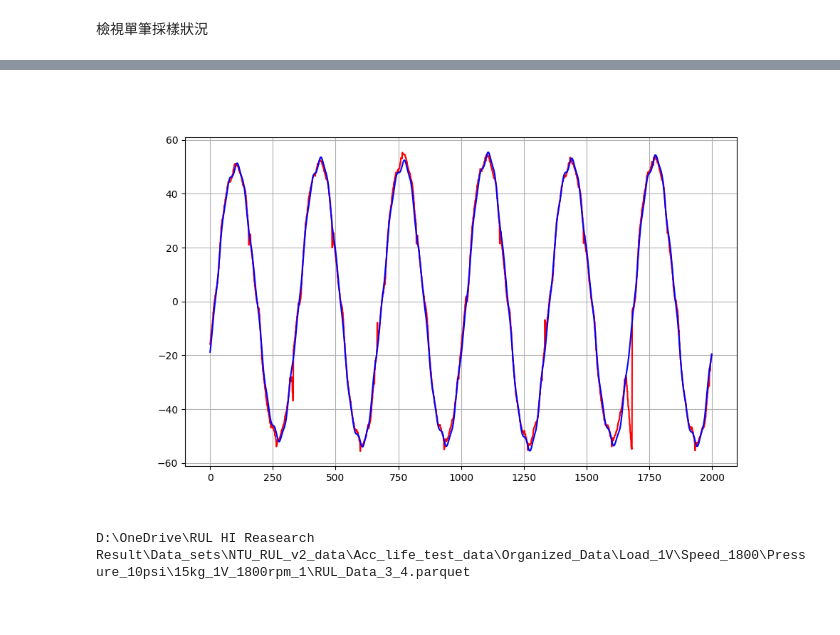
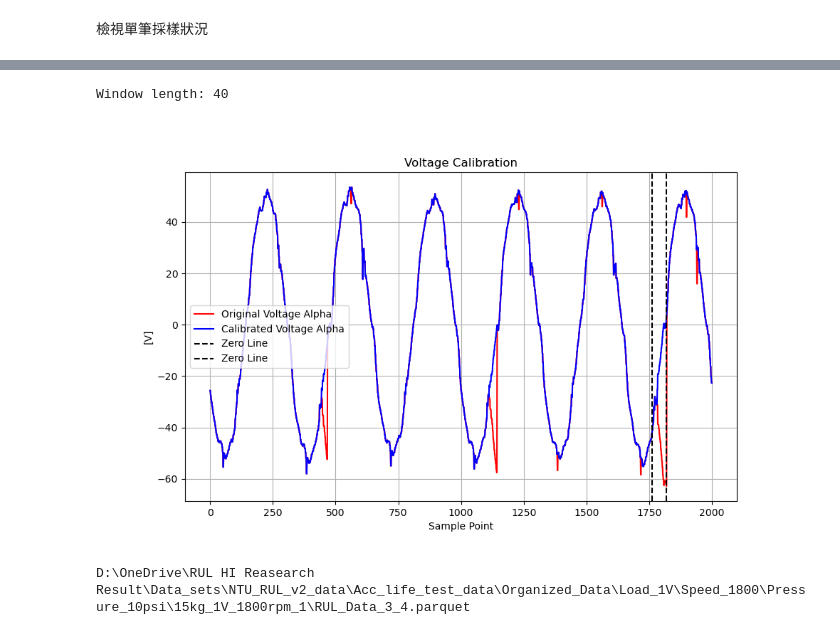
Before and after one commit to ChenPeiYi0620/NTU-RUL-data-analysis, a Jupyter notebook: Vsensing_calibration.ipynb, the cells around one changed output, grey strips where cells are left out. Saved outputs shown, nothing was run; the diff lists cells and outputs as text; code cells hidden in the pictures.

Commit message:
0804 update 1. Vs reconstruction refine 2. check first CCAE data set has sampling issue 3. using IFFT for better integration performance

```diff
--- a/Vsensing_calibration.ipynb
+++ b/Vsensing_calibration.ipynb
@@ -186,13 +288,69 @@ Voltage alpha THD of file 47: 0.0792
 # %%
 
-voltage_alpha = read_rul_data(rul2_files[24])["Voltage alpha"]
-filtered_voltage,_=filter_top_n_frequencies(voltage_alpha, 5)
+
+
+v_alpha = read_rul_data(rul2_files[24])["Voltage alpha"]
+v_beta = read_rul_data(rul2_files[24])["Voltage beta"]
+
+v_alpha= sampled_data["Voltage alpha"]
+v_beta= sampled_data["Voltage beta"]
+
+v_ab=(3*v_alpha-math.sqrt(3)*v_beta)/2
+v_bc=math.sqrt(3)*(v_beta)
+
+def voltage_calibrate(raw_voltage, threshold, speed=1):
+
+    check_length=int (20000/(speed/3000*200)/4) # 取1/4 週期作為檢測窗長度
+    calib_signal = np.copy(raw_voltage)
+
+    # 從尾端往前掃描
+    for i in range(len(raw_voltage) - 1, 0, -1):
+        #檢查訊號差突變點
+        if raw_voltage[i]- raw_voltage[i - 1] > threshold and  raw_voltage[i]*raw_voltage[i - 1]<0:
+            closest_idx = None
+            closest_val = float('inf')
+            for idx in range(max(i-check_length,0), i):
+                if (abs(raw_voltage[idx]))<closest_val:
+                    closest_val = abs(raw_voltage[idx])
+                    closest_idx = idx
+            # print(f"Calibrate from {max(i-check_length,0)} to {closest_idx}")
+            calib_signal[closest_idx:i]= abs(raw_voltage[closest_idx:i])
+
+    return calib_signal
+def voltage_calibrate_stator(v_alpha, v_beta, threshold, speed=1 ):
+    #轉換回 vsensing 線間電壓
+    v_ab=(3*v_alpha-math.sqrt(3)*v_beta)/2
+    v_bc=math.sqrt(3)*(v_beta)
+    # 對 v_ab 和 v_bc 進行校準
+    v_ab=voltage_calibrate(v_ab, threshold, speed)
+    v_bc=voltage_calibrate(v_bc, threshold, speed)
+    #轉換回 alpha beta 電壓
+    v_alpha = (2*v_ab + v_bc)/3
+    v_beta = v_bc/math.sqrt(3)
+    return v_alpha, v_beta
+
+speed=sampled_data["Speed"][0]
+window_lenght=int (20000/(speed/3000*200)/4) # 取1/4 週期作為檢測窗長度
+print(f"Window length: {window_lenght}")
+
+voltage_alpha=voltage_calibrate(v_ab, 15, 1800)
+
+voltage_alpha, voltage_beta = voltage_calibrate_stator(v_alpha, v_beta, 15, 1800)
+
+# filtered_voltage,_=filter_top_n_frequencies(voltage_alpha, 5)
 plt.figure(figsize=(10, 6))
-plt.plot(voltage_alpha, linestyle='-', color='r')
-plt.plot(filtered_voltage, linestyle='-', color='b')
+plt.plot(v_alpha, linestyle='-', color='r', label='Original Voltage Alpha')
+plt.plot(voltage_alpha, linestyle='-', color='b', label='Calibrated Voltage Alpha')
+plt.axvline(x=1760, color='k', linestyle='--', label='Zero Line')
+plt.axvline(x=1818, color='k', linestyle='--', label='Zero Line')
+plt.xlabel("Sample Point")
+plt.ylabel("[V]")
+plt.title("Voltage Calibration")
+plt.legend()
 plt.grid()
 # %% [output]
+Window length: 40
-[figure, old version]
+[figure, new version]
 # %%
 print(rul2_files[idx1])
 # %% [output]
```
Also changed, not shown: parts of 2 cells of this notebook, 4 other files.
